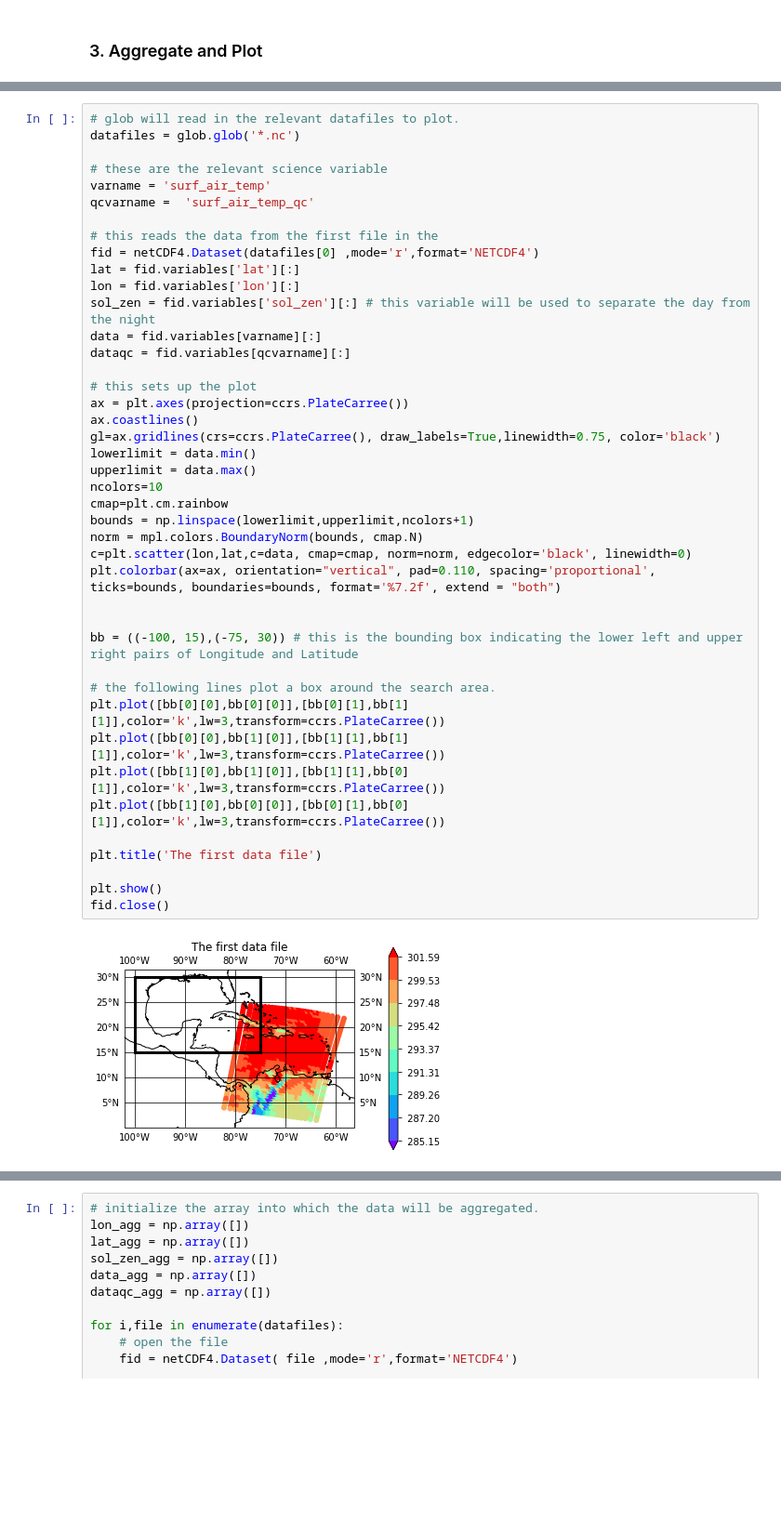
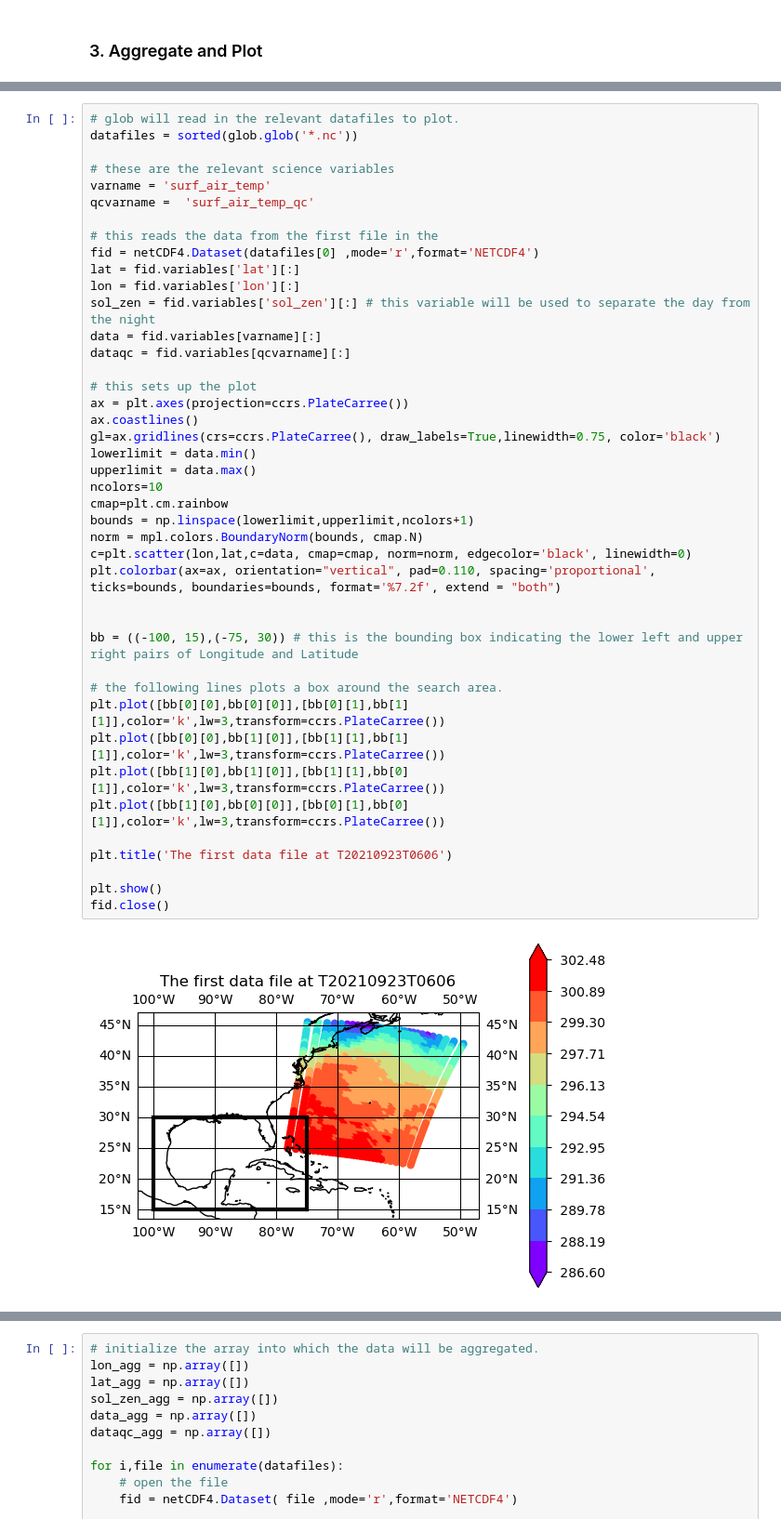
Before and after one commit to tjhearty/Level-2-How-Tos, a Jupyter notebook: l2aggplotmap.ipynb, the cells around one changed output, grey strips where cells are left out. Shown at 93% size. Saved outputs shown, nothing was run; the diff lists cells and outputs as text; blank space fills up the shorter version.

```diff
--- a/l2aggplotmap.ipynb
+++ b/l2aggplotmap.ipynb
@@ -106,8 +98,8 @@ The following block of code reads the names of the local netcdf files and plots
 # %%
 # glob will read in the relevant datafiles to plot.
-datafiles = glob.glob('*.nc')
+datafiles = sorted(glob.glob('*.nc'))
 
-# these are the relevant science variable
+# these are the relevant science variables
 varname = 'surf_air_temp'
 qcvarname =  'surf_air_temp_qc'
 
@@ -117,34 +109,34 @@ lat = fid.variables['lat'][:]
 lon = fid.variables['lon'][:]
 sol_zen = fid.variables['sol_zen'][:] # this variable will be used to separate the day from the night
 data = fid.variables[varname][:]
 dataqc = fid.variables[qcvarname][:]
 
 # this sets up the plot
 ax = plt.axes(projection=ccrs.PlateCarree())
 ax.coastlines()
 gl=ax.gridlines(crs=ccrs.PlateCarree(), draw_labels=True,linewidth=0.75, color='black')
 lowerlimit = data.min()
 upperlimit = data.max()
 ncolors=10
 cmap=plt.cm.rainbow
 bounds = np.linspace(lowerlimit,upperlimit,ncolors+1)
 norm = mpl.colors.BoundaryNorm(bounds, cmap.N)
 c=plt.scatter(lon,lat,c=data, cmap=cmap, norm=norm, edgecolor='black', linewidth=0)
 plt.colorbar(ax=ax, orientation="vertical", pad=0.110, spacing='proportional', ticks=bounds, boundaries=bounds, format='%7.2f', extend = "both")
 
 
 bb = ((-100, 15),(-75, 30)) # this is the bounding box indicating the lower left and upper right pairs of Longitude and Latitude
 
-# the following lines plot a box around the search area.
+# the following lines plots a box around the search area.
 plt.plot([bb[0][0],bb[0][0]],[bb[0][1],bb[1][1]],color='k',lw=3,transform=ccrs.PlateCarree())
 plt.plot([bb[0][0],bb[1][0]],[bb[1][1],bb[1][1]],color='k',lw=3,transform=ccrs.PlateCarree())
 plt.plot([bb[1][0],bb[1][0]],[bb[1][1],bb[0][1]],color='k',lw=3,transform=ccrs.PlateCarree())
 plt.plot([bb[1][0],bb[0][0]],[bb[0][1],bb[0][1]],color='k',lw=3,transform=ccrs.PlateCarree())
 
-plt.title('The first data file')
+plt.title('The first data file at T20210923T0606')
 
 plt.show()
 fid.close()
 # %% [output]
-[figure, old version]
+[figure, new version]
 # %% [markdown]
```
Also changed, not shown: parts of 20 cells of this notebook.
